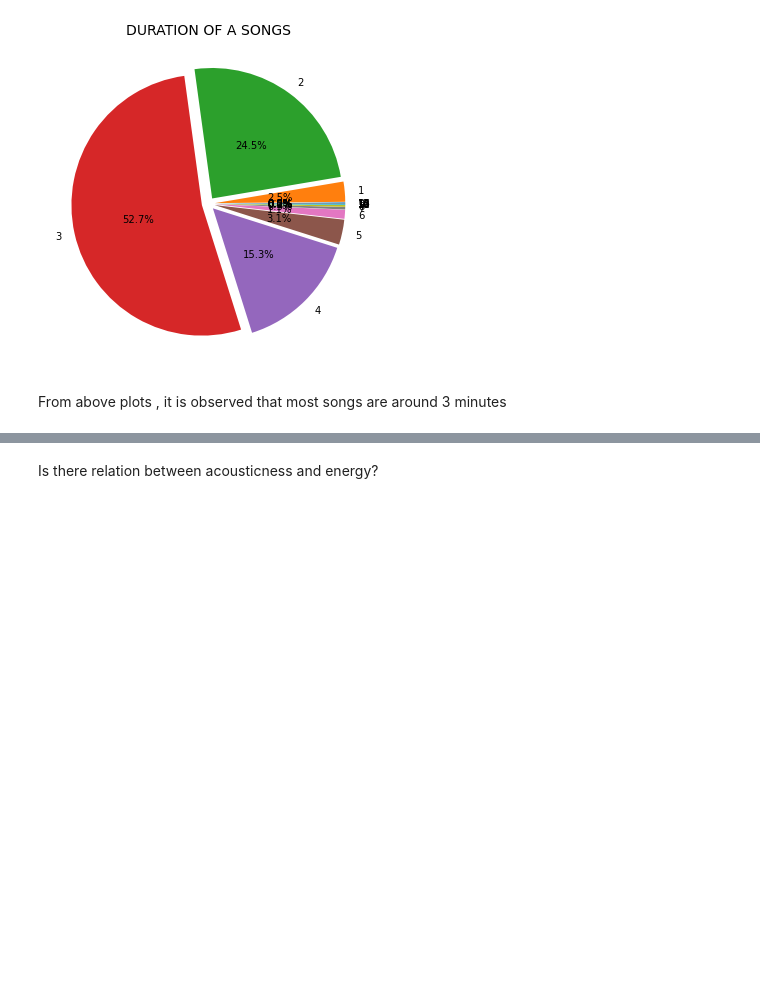
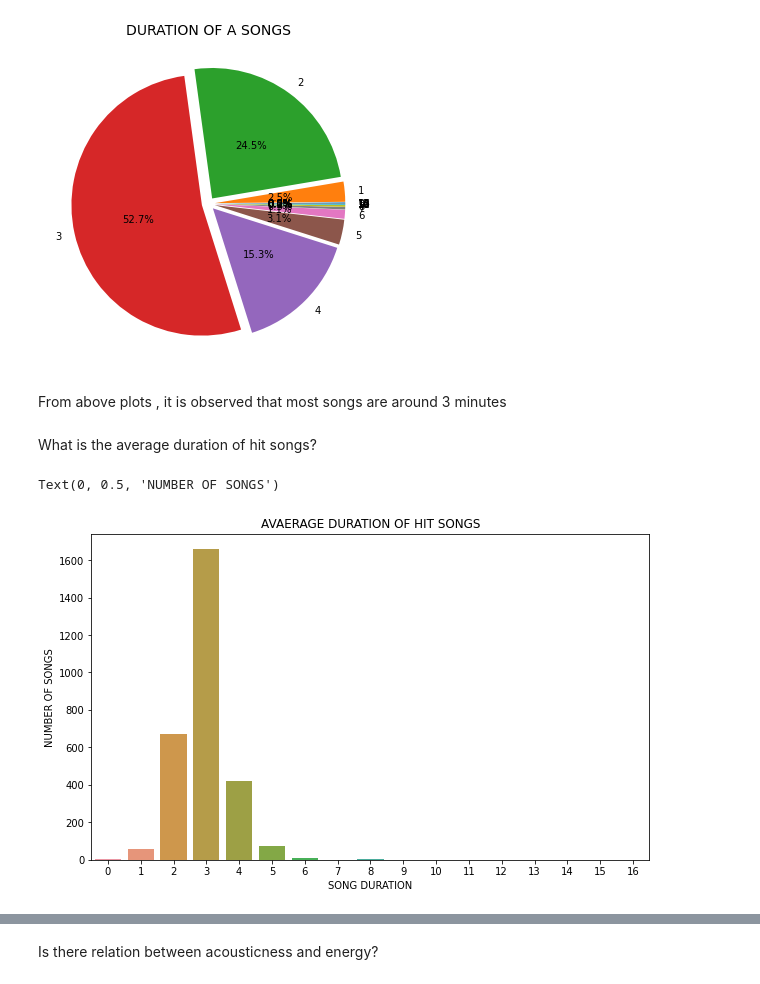
Before and after one commit to vlkumar-859/ml_spotifty, a Jupyter notebook: ml_spotify.ipynb, the cells around one changed output, grey strips where cells are left out. Cells and saved outputs as stored; diff of their text form; code cells hidden in the pictures; blank space fills up the shorter version.

```diff
--- a/ml_spotify.ipynb
+++ b/ml_spotify.ipynb
@@ -245,3 +279,26 @@ pie.savefig("DeliveryPieChart.png")
 [figure]
 # %% [markdown]
 From above plots , it is observed that most songs are around 3 minutes
+# %% [markdown]
+What is the average duration of hit songs?
+# %%
+t_hit=[x for x in range(0,17)]
+dur_hit=[0]*17
+for i in range(7316):
+  if spotify_data.iloc[i]['hit']:
+    len = spotify_data.iloc[i]['duration_ms']//1000
+    len = len//60
+    dur_hit[len]=dur_hit[len]+1
+# %%
+plt.figure(figsize=(10,6))
+
+plt.title("AVAERAGE DURATION OF HIT SONGS")
+
+sns.barplot(x=t_hit, y=dur_hit)
+
+plt.xlabel("SONG DURATION")
+
+plt.ylabel("NUMBER OF SONGS")
+# %% [output]
+Text(0, 0.5, 'NUMBER OF SONGS')
+[figure, added]
```
Also changed, not shown: parts of 15 cells of this notebook.
